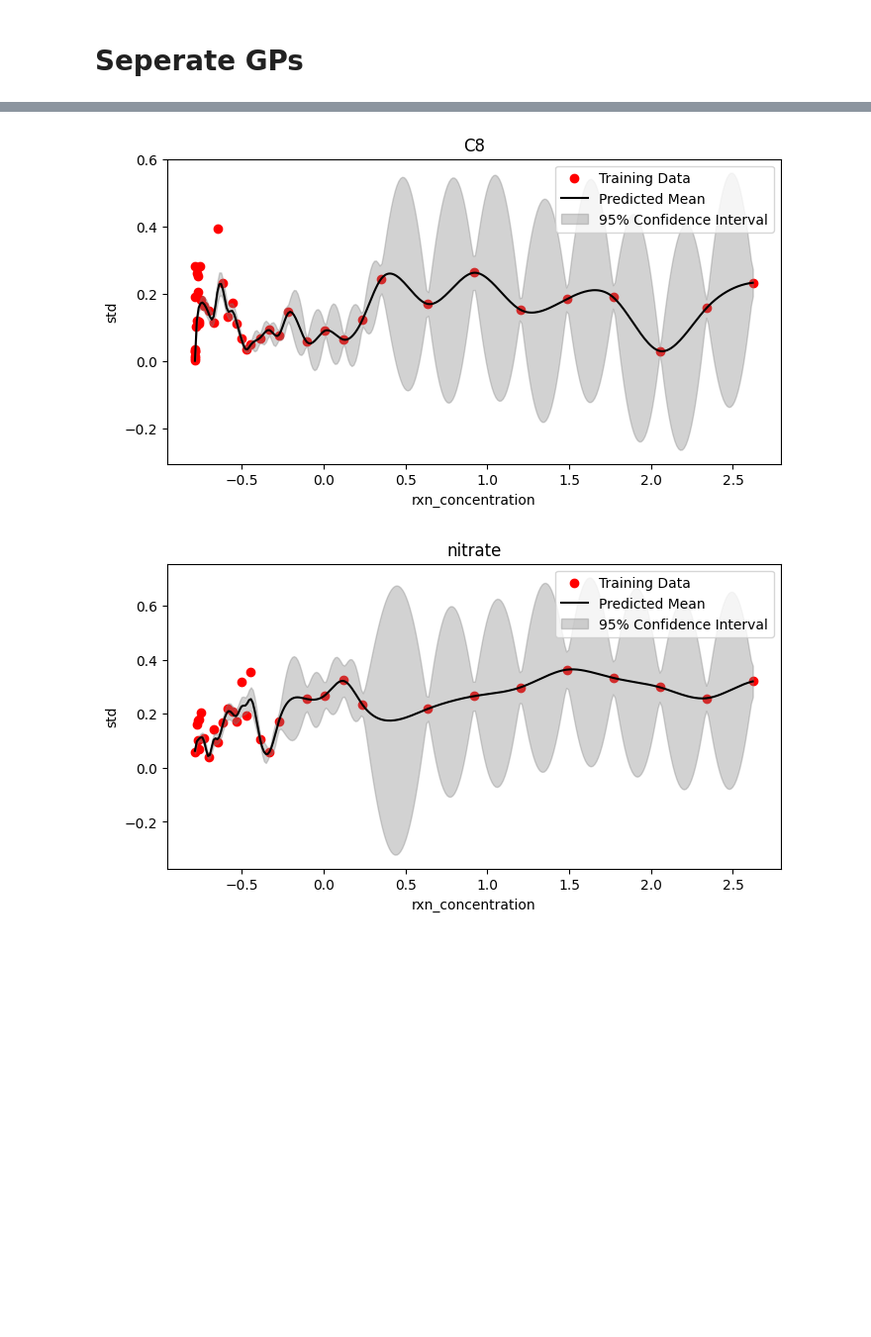
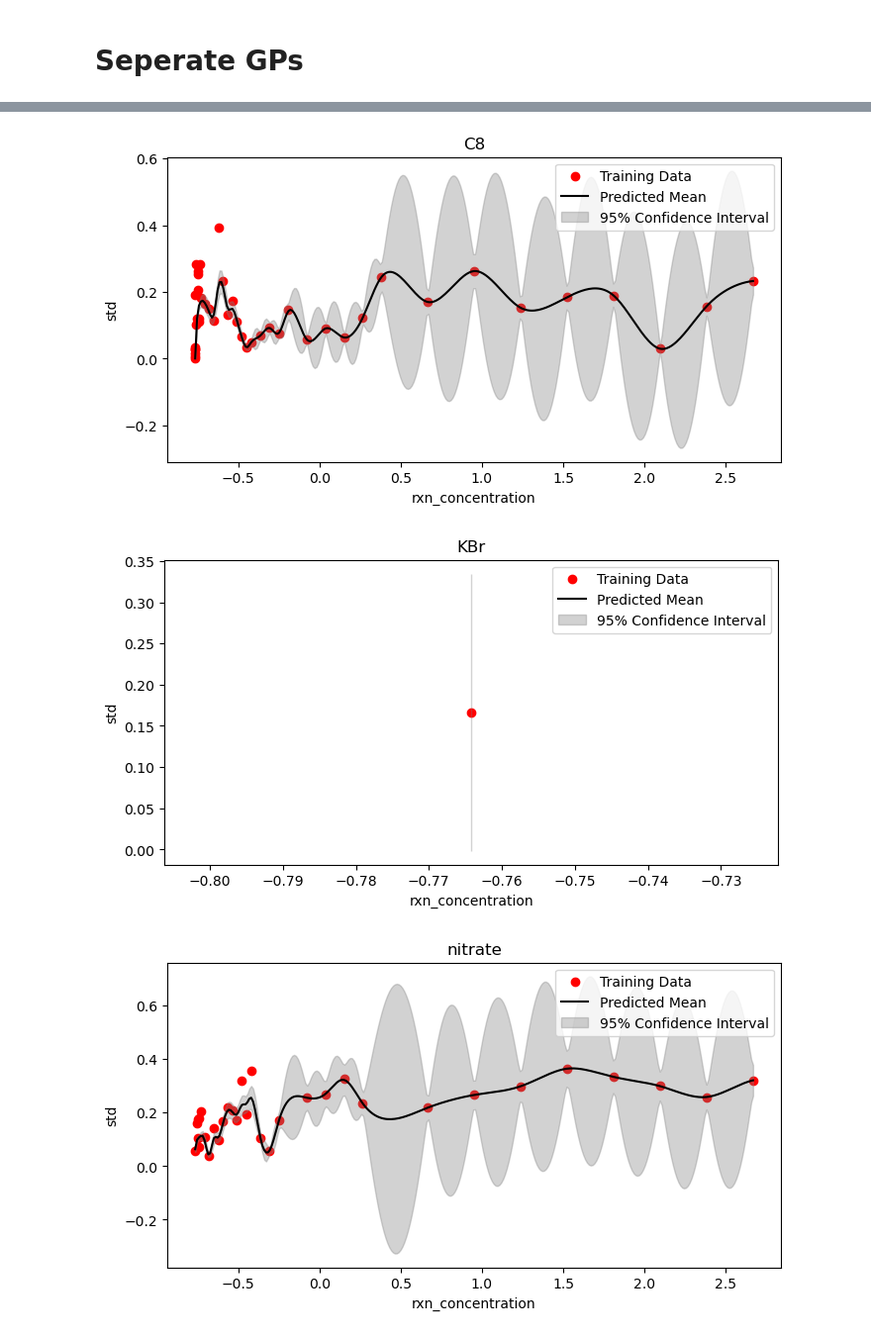
Before and after one commit to Hendricks-Laboratory/CRISIS-Autonomous-Reproducibility-Tool, a Jupyter notebook: gpr copy.ipynb, the cells around one changed output, grey strips where cells are left out. Shown at 99% size. Cells and saved outputs as stored; diff of their text form; code cells hidden in the pictures; blank space fills up the shorter version.

```diff
--- a/gpr copy.ipynb
+++ b/gpr copy.ipynb
@@ -297,7 +403,7 @@ kernel = 10**2 * Matern(length_scale=0.5, nu=1.5)
 # %%
 gps = {}
 
-df = pd.read_csv('output.csv')
+df = pd.read_csv('data/output.csv')
 
 # Feature engineering
 df['rxn_concentration'] = df['concentration'] * df['volume']
@@ -369,2 +477,3 @@ nitrate kernel: 10**2 * Matern(length_scale=0.5, nu=1.5)
-[figure, old version]
+[figure, new version]
-[figure, old version]
+[figure, new version]
+[figure, added]
```
Also changed, not shown: parts of 5 cells of this notebook, 17 other files.
